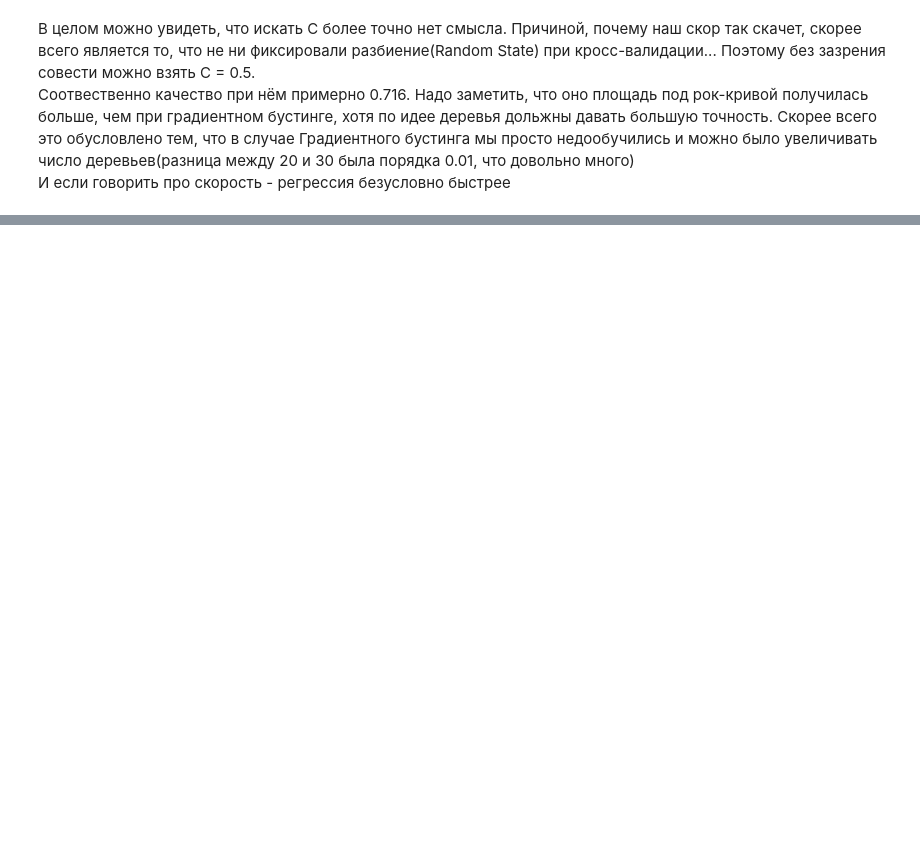
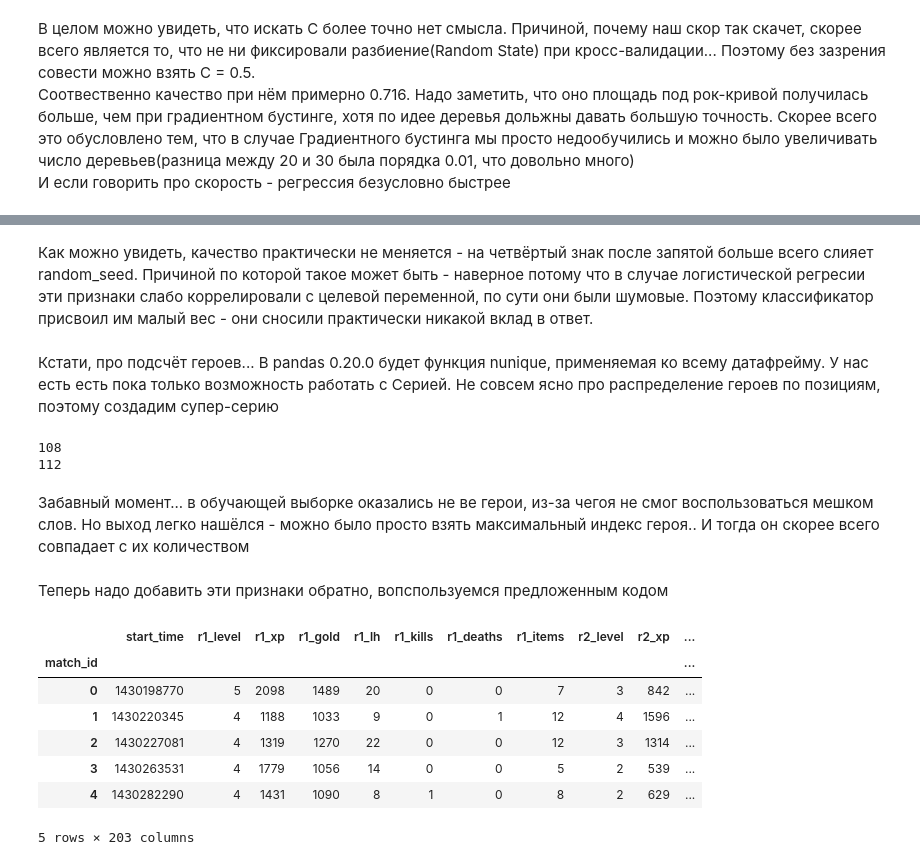
Before and after one commit to JustM57/ml_examples, a Jupyter notebook: dota2.ipynb, the cells around one changed output, grey strips where cells are left out. Drawn from its saved outputs; the diff is of its cells as text; code cells hidden in the pictures; blank space fills up the shorter version.

```diff
--- a/dota2.ipynb
+++ b/dota2.ipynb
@@ -154,0 +157,5 @@ Wall time: 2min 44s
+# %%
+categorial_features = ['lobby_type', 'r1_hero', 'r2_hero', 'r3_hero', 'r4_hero', 'r5_hero',
+                      'd1_hero', 'd2_hero', 'd3_hero', 'd4_hero', 'd5_hero']
+decimal_df = train_df.drop(categorial_features, axis=1)
+X_decimal_train = StandardScaler().fit_transform(decimal_df)
@@ -154,0 +184,42 @@ Wall time: 2min 44s
+# %% [markdown]
+Как можно увидеть, качество практически не меняется - на четвёртый знак после запятой больше всего слияет random_seed. Причиной по которой такое может быть - наверное потому что в случае логистической регресии эти признаки слабо коррелировали с целевой переменной, по сути они были шумовые. Поэтому классификатор присвоил им малый вес - они сносили практически никакой вклад в ответ.
+# %% [markdown]
+Кстати, про подсчёт героев... В pandas 0.20.0 будет функция nunique, применяемая ко всему датафрейму.
+У нас есть есть пока только возможность работать с Серией.
+Не совсем ясно про распределение героев по позициям, поэтому создадим супер-серию
+# %%
+hero_features = ['r2_hero', 'r3_hero', 'r4_hero', 'r5_hero',
+                'd1_hero', 'd2_hero', 'd3_hero', 'd4_hero', 'd5_hero']
+hero_sr = train_df['r1_hero']
+for label in hero_features:
+    hero_sr.append(train_df[label])
+print(hero_sr.nunique())
+print(hero_sr.max())
+# %% [output]
+108
+112
+# %% [markdown]
+Забавный момент... в обучающей выборке оказались не ве герои, из-за чегоя не смог воспользоваться мешком слов. Но выход легко нашёлся - можно было просто взять максимальный индекс героя.. И тогда он скорее всего совпадает с их количеством
+# %% [markdown]
+Теперь надо добавить эти признаки обратно, вопспользуемся предложенным кодом
+# %%
+X_pick = np.zeros((train_df.shape[0], 112))
+
+for i, match_id in enumerate(train_df.index):
+    for p in range(5):
+        X_pick[i, train_df.ix[match_id, 'r%d_hero' % (p+1)]-1] = 1
+        X_pick[i, train_df.ix[match_id, 'd%d_hero' % (p+1)]-1] = -1
+
+#преобразуем нашу матрицу к датафрейму и склеим
+pick_df = pd.DataFrame(X_pick, index=train_df.index).fillna(0).astype('int')
+full_train_df = decimal_df.join(pick_df)
+full_train_df.head(5)
+# %% [output]
+|  | start_time | r1_level | r1_xp | r1_gold | r1_lh | r1_kills | r1_deaths | r1_items | r2_level | r2_xp | ... |
+| match_id |  |  |  |  |  |  |  |  |  |  | ... |
+| 0 | 1430198770 | 5 | 2098 | 1489 | 20 | 0 | 0 | 7 | 3 | 842 | ... |
+| 1 | 1430220345 | 4 | 1188 | 1033 | 9 | 0 | 1 | 12 | 4 | 1596 | ... |
+| 2 | 1430227081 | 4 | 1319 | 1270 | 22 | 0 | 0 | 12 | 3 | 1314 | ... |
+| 3 | 1430263531 | 4 | 1779 | 1056 | 14 | 0 | 0 | 5 | 2 | 539 | ... |
+| 4 | 1430282290 | 4 | 1431 | 1090 | 8 | 1 | 0 | 8 | 2 | 629 | ... |
+5 rows × 203 columns
```
Also changed, not shown: parts of 18 cells of this notebook.
